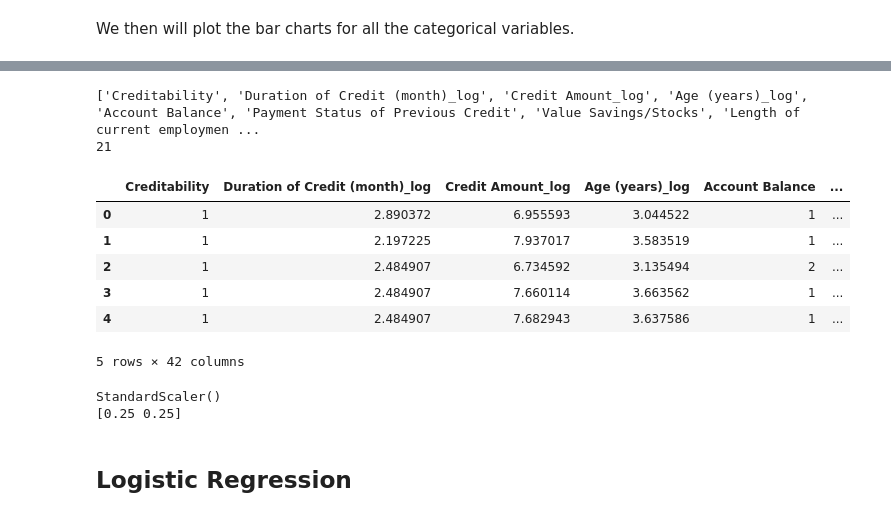
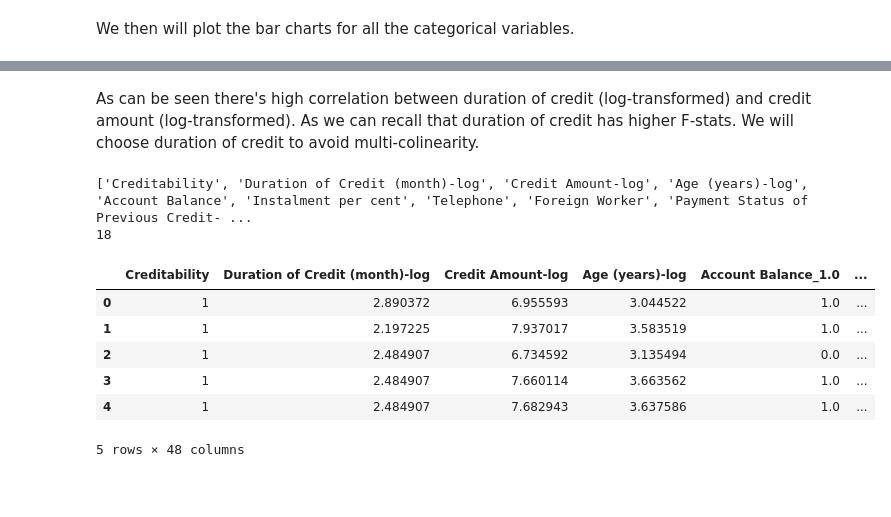
Before and after one commit to southnorthist/kaggle_analysis, a Jupyter notebook: Projects/creditability-classification/german_credit_classification.ipynb, the cells around one changed output, grey strips where cells are left out. Cells and saved outputs as stored; diff of their text form; code cells hidden in the pictures; blank space fills up the shorter version.

```diff
--- a/Projects/creditability-classification/german_credit_classification.ipynb
+++ b/Projects/creditability-classification/german_credit_classification.ipynb
@@ -312,0 +372,5 @@ pd.crosstab(german_credit_ds['No of Credits at this Bank-gp'], german_credit_ds[
+# %%
+# Occupation
+german_credit_ds['Occupation-gp'] = np.where(german_credit_ds['Occupation'].isin([1, 2]), 1, german_credit_ds['Occupation'] - 1)
+# check
+pd.crosstab(german_credit_ds['Occupation-gp'], german_credit_ds['Occupation'])
@@ -314,7 +384,21 @@ pd.crosstab(german_credit_ds['No of Credits at this Bank-gp'], german_credit_ds[
 variables_new = prep.split_num_cat_target(german_credit_ds, 'Creditability', lvl_theta=10)
 # Get the numeric variables
 num_var_list = variables_new['numeric'].copy()
+num_var_list.remove('Duration of Credit (month)')
+num_var_list.remove('Credit Amount')
+num_var_list.remove('Age (years)')
+print(num_var_list)
 # Get the categorical variables
 cat_var_list = variables_new['categorical'].copy()
+cat_var_list.remove('Payment Status of Previous Credit')
 cat_var_list.remove('Purpose')
+cat_var_list.remove('Value Savings/Stocks')
+cat_var_list.remove('Length of current employment')
+cat_var_list.remove('Sex & Marital Status')
+cat_var_list.remove('Guarantors')
+cat_var_list.remove('Most valuable available asset')
+cat_var_list.remove('Concurrent Credits')
+cat_var_list.remove('Type of apartment')
 cat_var_list.remove('No of Credits at this Bank')
+cat_var_list.remove('Occupation')
+print(cat_var_list)
@@ -354,0 +457,4 @@ plt.show()
+# %%
+remove_list = ['Duration in Current address', 'No of dependents', 'Guarantors-gp']
+cat_var_list = [item for item in cat_var_list if not(item in remove_list)]
+cat_var_list
@@ -414,0 +492,2 @@ pd.DataFrame(p_dict, index=cat_var_list) > 0.05
+# %% [markdown]
+As can be seen there's high correlation between duration of credit (log-transformed) and credit amount (log-transformed). As we can recall that duration of credit has higher F-stats. We will choose duration of credit to avoid multi-colinearity.
@@ -415,37 +497,28 @@ pd.DataFrame(p_dict, index=cat_var_list) > 0.05
 # %%
 
 # Categorical variables that are used for encoding:
-encode_cat_list = ['Value Savings/Stocks', 'Guarantors', 'Sex & Marital Status', 'Purpose-gp', 'Occupation', 'Type of apartment']
+encode_cat_list = cat_var_list #['Value Savings/Stocks-gp', 'Purpose-gp', 'Length of current employment-gp']
 selected_var_list = ['Creditability'] + num_var_list + cat_var_list
 print(selected_var_list)
 print(len(selected_var_list))
 # %% [output]
-['Creditability', 'Duration of Credit (month)_log', 'Credit Amount_log', 'Age (years)_log', 'Account Balance', 'Payment Status of Previous Credit', 'Value Savings/Stocks', 'Length of current employmen ...
-21
+['Creditability', 'Duration of Credit (month)-log', 'Credit Amount-log', 'Age (years)-log', 'Account Balance', 'Instalment per cent', 'Telephone', 'Foreign Worker', 'Payment Status of Previous Credit- ...
+18
 # %%
 # Original
-german_credit_selected = german_credit_ds_new[selected_var_list]
+german_credit_selected = german_credit_ds[selected_var_list]
 # One-hot encoding for nominal variables
 encoder = ce.OneHotEncoder(cols = encode_cat_list, handle_unknown='return_nan', return_df=True, use_cat_names=True)
 german_credit_ds_encoded=encoder.fit_transform(german_credit_selected)
 german_credit_ds_encoded.head()
 # %% [output]
-|  | Creditability | Duration of Credit (month)_log | Credit Amount_log | Age (years)_log | Account Balance | ... |
-| 0 | 1 | 2.890372 | 6.955593 | 3.044522 | 1 | ... |
-| 1 | 1 | 2.197225 | 7.937017 | 3.583519 | 1 | ... |
-| 2 | 1 | 2.484907 | 6.734592 | 3.135494 | 2 | ... |
-| 3 | 1 | 2.484907 | 7.660114 | 3.663562 | 1 | ... |
-| 4 | 1 | 2.484907 | 7.682943 | 3.637586 | 1 | ... |
+|  | Creditability | Duration of Credit (month)-log | Credit Amount-log | Age (years)-log | Account Balance_1.0 | ... |
+| 0 | 1 | 2.890372 | 6.955593 | 3.044522 | 1.0 | ... |
+| 1 | 1 | 2.197225 | 7.937017 | 3.583519 | 1.0 | ... |
+| 2 | 1 | 2.484907 | 6.734592 | 3.135494 | 0.0 | ... |
+| 3 | 1 | 2.484907 | 7.660114 | 3.663562 | 1.0 | ... |
+| 4 | 1 | 2.484907 | 7.682943 | 3.637586 | 1.0 | ... |
-5 rows × 42 columns
+5 rows × 48 columns
-# %%
-from sklearn.preprocessing import StandardScaler
-data = [[0, 0], [0, 0], [1, 1], [1, 1]]
-scaler = StandardScaler()
-print(scaler.fit(data))
-print(scaler.var_)
-# %% [output]
-StandardScaler()
-[0.25 0.25]
 # %%
 X_orig, y = german_credit_ds_encoded.iloc[:,1:], german_credit_ds_encoded.iloc[:,0]
 X_train, X_test, y_train, y_test = train_test_split(X_orig, y, test_size=0.3, random_state=0)
@@ -456,5 +529,3 @@ scaler.fit(X_train)
 X_train = scaler.transform(X_train)
 # Transform X_test using the mean and variance of training data
 X_test = scaler.transform(X_test)
-# %% [markdown]
-## Logistic Regression
```
Also changed, not shown: parts of 87 cells of this notebook, 4 other files.
